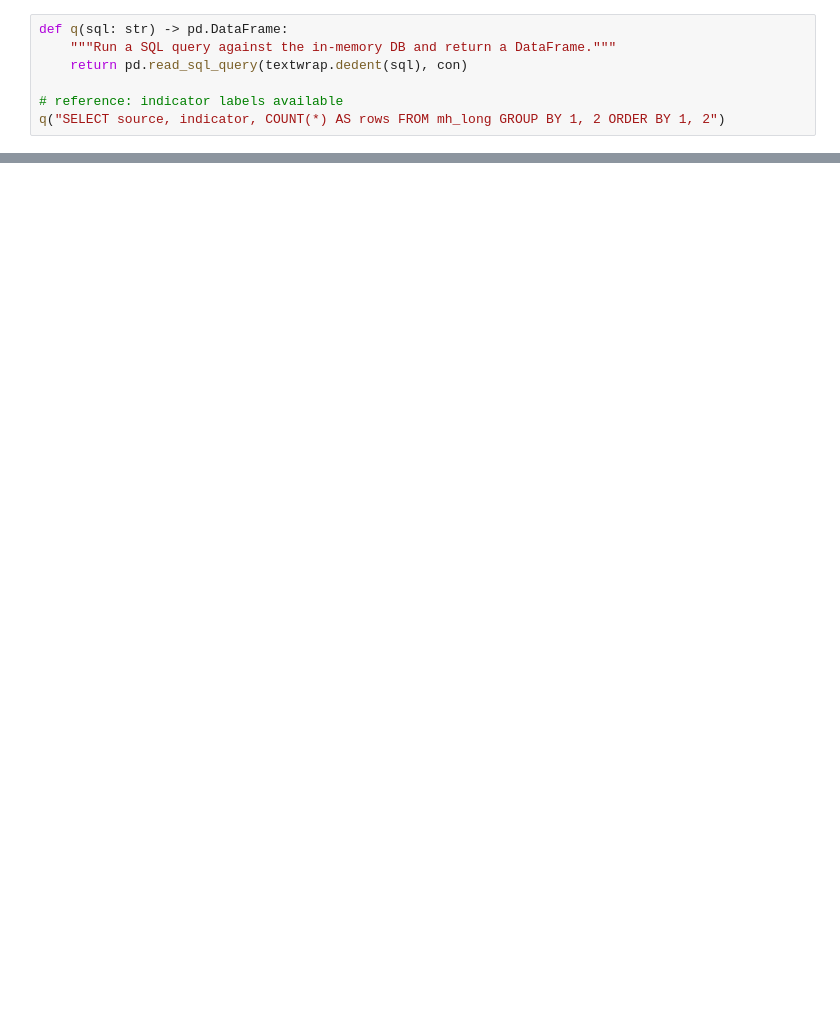
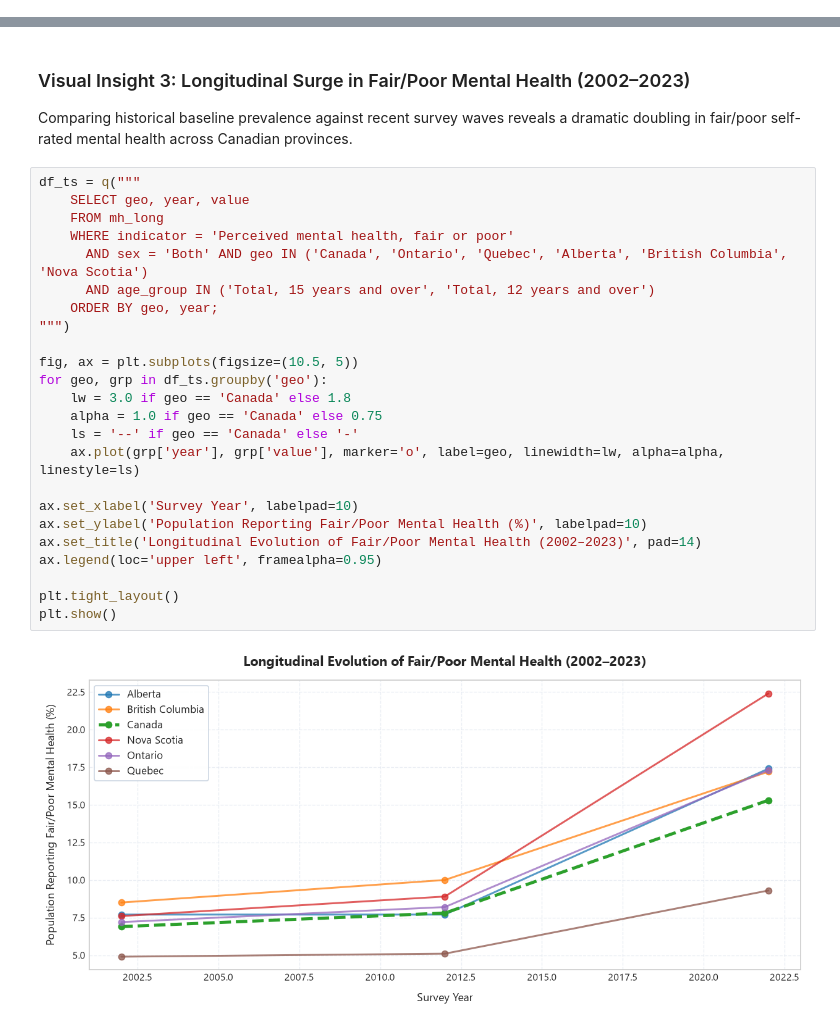
Before and after one commit to AmanyaPhillip/Data-Analyst-Mental-Health-Project, a Jupyter notebook: notebooks/04_analysis.ipynb, the cells around one changed output, grey strips where cells are left out. Cells and saved outputs as stored; diff of their text form; blank space fills up the shorter version.

Commit message:
feat: add cleaned datasets and analysis notebooks for mental health project

```diff
--- a/notebooks/04_analysis.ipynb
+++ b/notebooks/04_analysis.ipynb
@@ -189,7 +0,0 @@ for table, df in frames.items():
-# %%
-def q(sql: str) -> pd.DataFrame:
-    """Run a SQL query against the in-memory DB and return a DataFrame."""
-    return pd.read_sql_query(textwrap.dedent(sql), con)
-
-# reference: indicator labels available
-q("SELECT source, indicator, COUNT(*) AS rows FROM mh_long GROUP BY 1, 2 ORDER BY 1, 2")
@@ -1021,0 +889,29 @@ SAMPLE KPI summary written to data/processed/04_kpi_summary.csv
+# %% [markdown]
+### Visual Insight 3: Longitudinal Surge in Fair/Poor Mental Health (2002–2023)
+Comparing historical baseline prevalence against recent survey waves reveals a dramatic doubling in fair/poor self-rated mental health across Canadian provinces.
+# %%
+df_ts = q("""
+    SELECT geo, year, value
+    FROM mh_long
+    WHERE indicator = 'Perceived mental health, fair or poor'
+      AND sex = 'Both' AND geo IN ('Canada', 'Ontario', 'Quebec', 'Alberta', 'British Columbia', 'Nova Scotia')
+      AND age_group IN ('Total, 15 years and over', 'Total, 12 years and over')
+    ORDER BY geo, year;
+""")
+
+fig, ax = plt.subplots(figsize=(10.5, 5))
+for geo, grp in df_ts.groupby('geo'):
+    lw = 3.0 if geo == 'Canada' else 1.8
+    alpha = 1.0 if geo == 'Canada' else 0.75
+    ls = '--' if geo == 'Canada' else '-'
+    ax.plot(grp['year'], grp['value'], marker='o', label=geo, linewidth=lw, alpha=alpha, linestyle=ls)
+
+ax.set_xlabel('Survey Year', labelpad=10)
+ax.set_ylabel('Population Reporting Fair/Poor Mental Health (%)', labelpad=10)
+ax.set_title('Longitudinal Evolution of Fair/Poor Mental Health (2002–2023)', pad=14)
+ax.legend(loc='upper left', framealpha=0.95)
+
+plt.tight_layout()
+plt.show()
+# %% [output]
+[figure, added]
```
Also changed, not shown: parts of 160 cells of this notebook, 16 other files.
